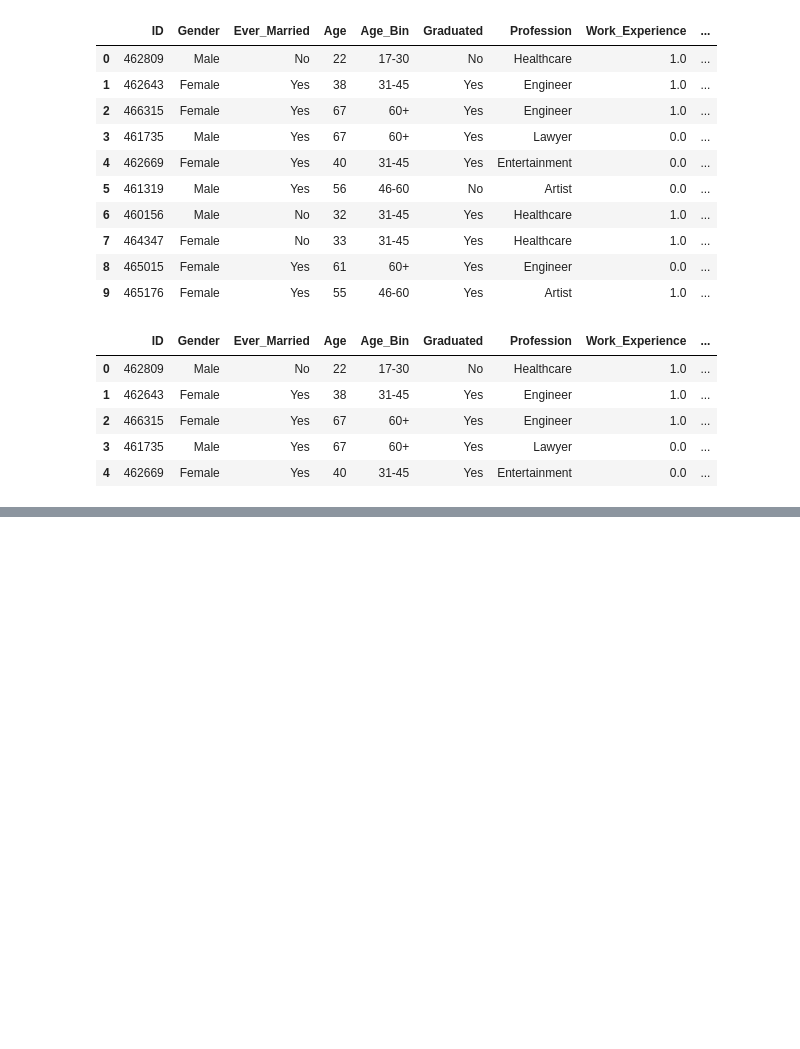
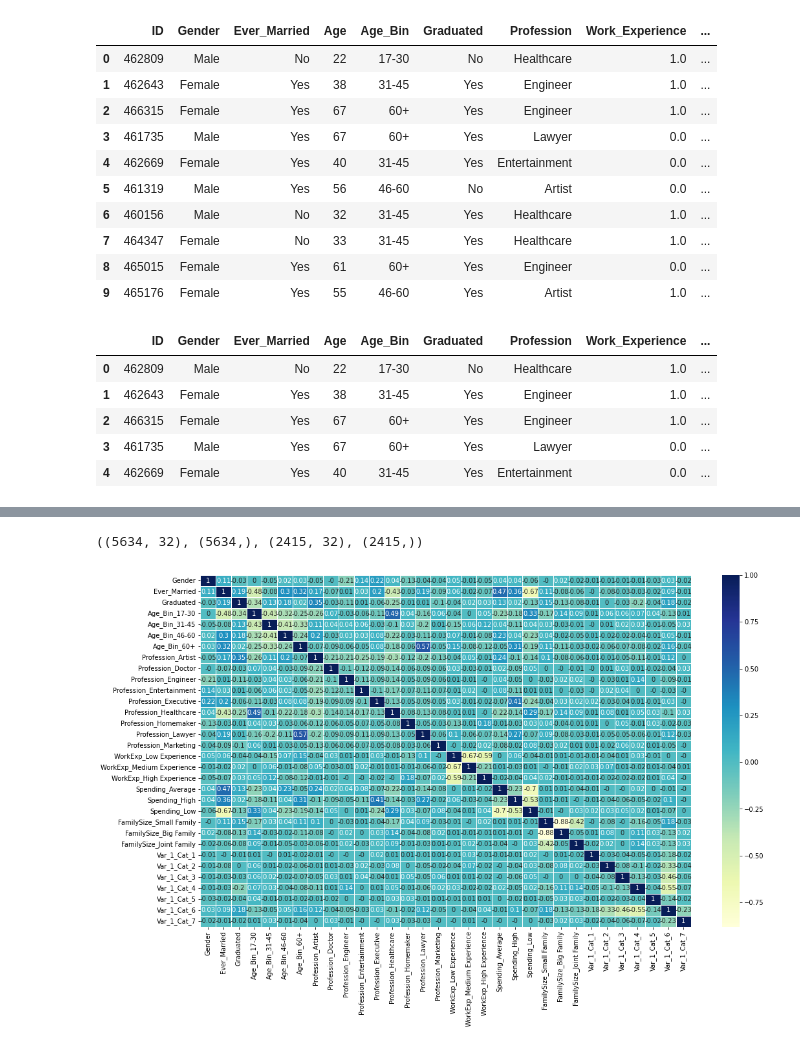
Before and after one commit to Research-Group-CDAP/ML_Assignment2_IT19132310_IT19139036_IT19120980_IT19104218, a Jupyter notebook: model.ipynb, the cells around one changed output, grey strips where cells are left out. Drawn from its saved outputs; the diff is of its cells as text; code cells hidden in the pictures; blank space fills up the shorter version.

```diff
--- a/model.ipynb
+++ b/model.ipynb
@@ -990,0 +1030,4 @@ df1_trainX.drop(['ID','Age_Bin','Profession','Work_Exp_Category','Family_Size_Ca
+# %%
+# Separating dependent-independent variables
+X = df2.drop('Segmentation',axis=1)
+y = df2['Segmentation']
@@ -990,0 +1065,34 @@ df1_trainX.drop(['ID','Age_Bin','Profession','Work_Exp_Category','Family_Size_Ca
+# %%
+# import the train-test split
+from sklearn.model_selection import train_test_split
+
+# divide into train and test sets
+df2_trainX, df2_testX, df2_trainY, df2_testY = train_test_split(X,y, train_size = 0.7, random_state = 101, stratify=y)
+# %%
+# Converting binary to numeric
+df2_trainX['Gender'] = df2_trainX['Gender'].replace(('Male','Female'),(1,0))
+df2_trainX['Ever_Married'] = df2_trainX['Ever_Married'].replace(('Yes','No'),(1,0))
+df2_trainX['Graduated'] = df2_trainX['Graduated'].replace(('Yes','No'),(1,0))
+
+# Converting nominal variables to dummy variables
+ab = pd.get_dummies(df2_trainX.Age_Bin,prefix='Age_Bin')
+df2_trainX = pd.concat([df2_trainX,ab],axis=1)
+
+pf = pd.get_dummies(df2_trainX.Profession,prefix='Profession')
+df2_trainX = pd.concat([df2_trainX,pf],axis=1)
+
+we = pd.get_dummies(df2_trainX.Work_Exp_Category,prefix='WorkExp')
+df2_trainX = pd.concat([df2_trainX,we],axis=1)
+
+sc = pd.get_dummies(df2_trainX.Spending_Score,prefix='Spending')
+df2_trainX = pd.concat([df2_trainX,sc],axis=1)
+
+
+fs = pd.get_dummies(df2_trainX.Family_Size_Category,prefix='FamilySize')
+df2_trainX = pd.concat([df2_trainX,fs],axis=1)
+
+vr = pd.get_dummies(df2_trainX.Var_1,prefix='Var_1')
+df2_trainX = pd.concat([df2_trainX,vr],axis=1)
+
+df2_trainX.drop(['ID','Age','Age_Bin','Profession','Work_Experience','Work_Exp_Category','Spending_Score',
+               'Family_Size','Family_Size_Category','Var_1'],axis=1,inplace=True)
@@ -990,0 +1127,11 @@ df1_trainX.drop(['ID','Age_Bin','Profession','Work_Exp_Category','Family_Size_Ca
+# %%
+df2_trainX.shape, df2_trainY.shape, df2_testX.shape, df2_testY.shape
+# %% [output]
+((5634, 32), (5634,), (2415, 32), (2415,))
+# %%
+# Correlation matrix
+plt.figure(figsize=(17,10))
+sns.heatmap(df2_trainX.corr(method='spearman').round(2),linewidth = 0.5,annot=True,cmap="YlGnBu")
+plt.show()
+# %% [output]
+[figure, added]
```
Also changed, not shown: parts of 6 cells of this notebook.
